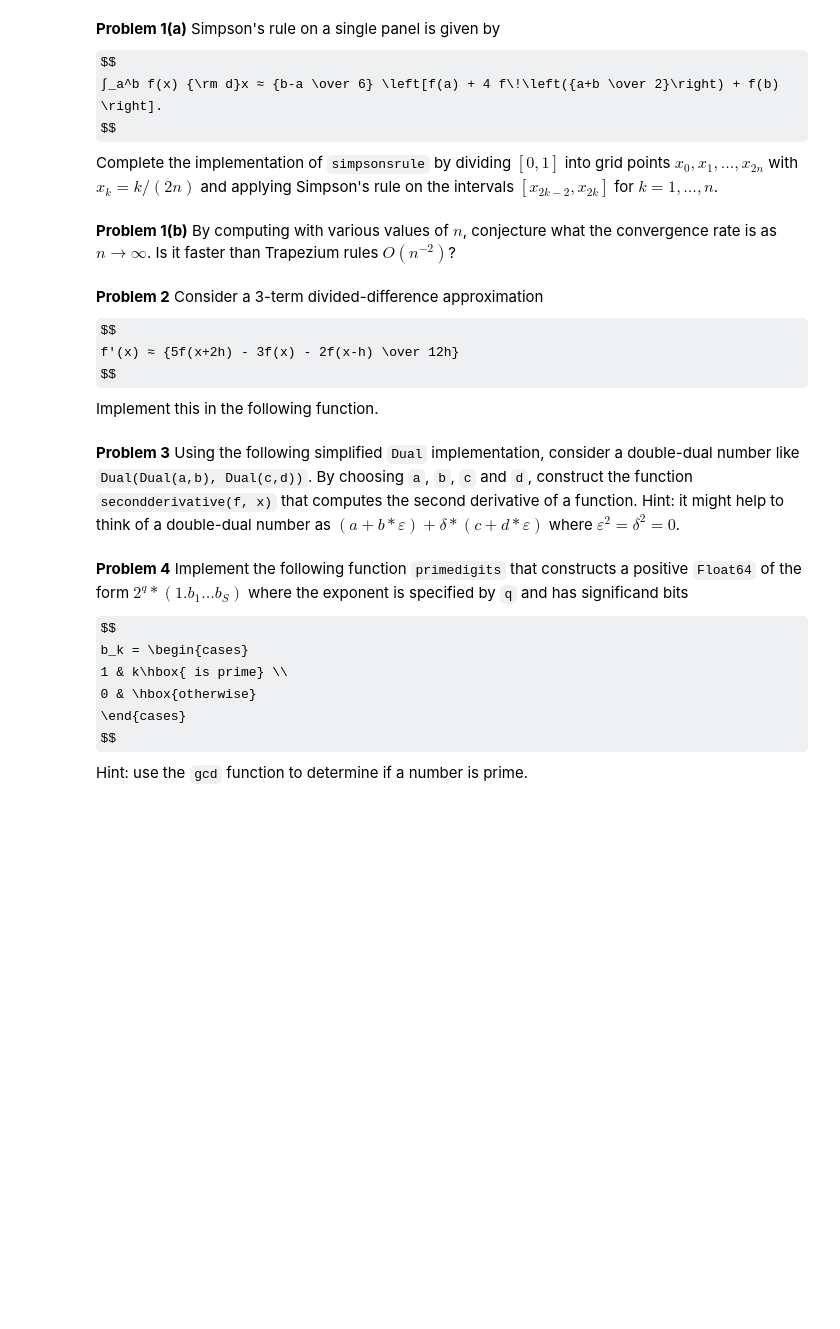
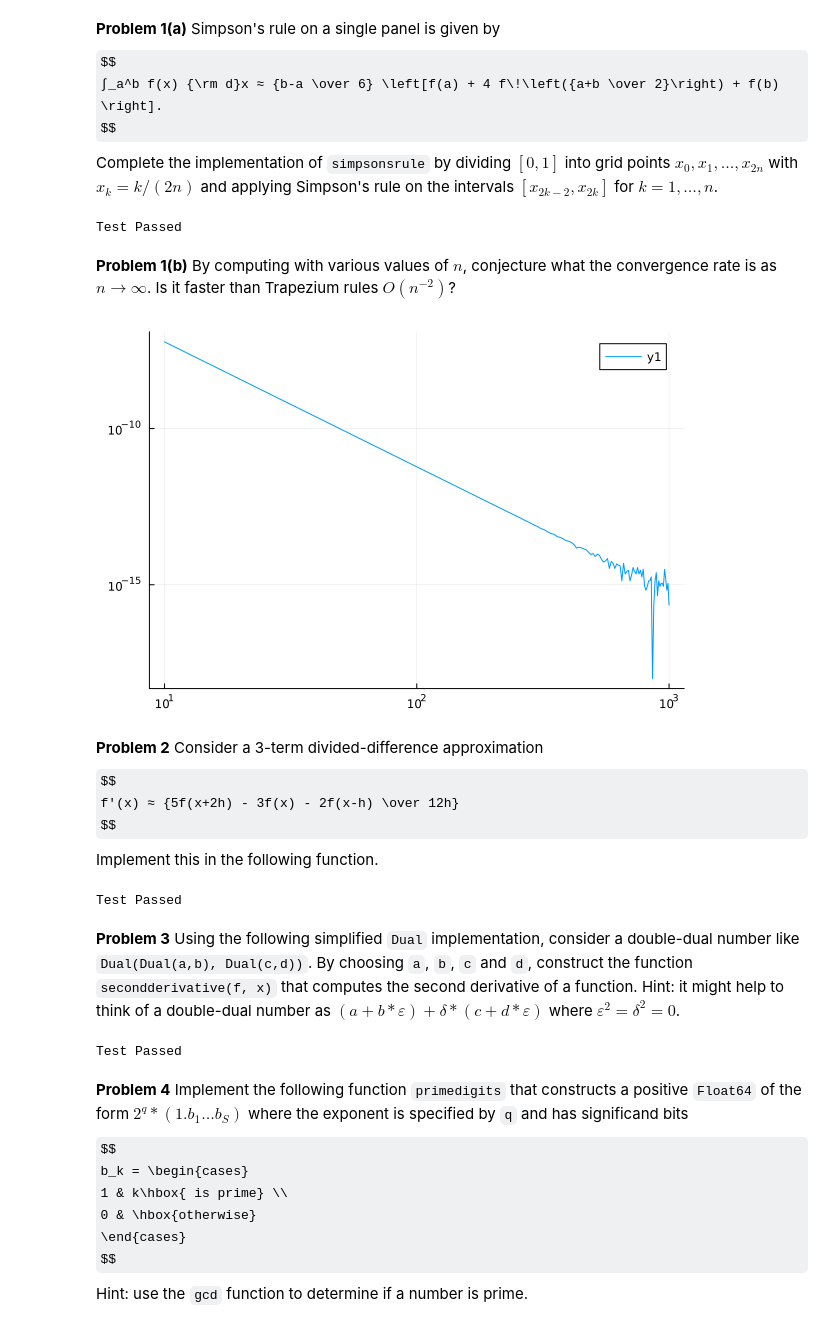
Before and after one commit to farischaudhry/MATH50003NumericalAnalysis, a Jupyter notebook: labs/lab8.ipynb, the cells around one changed output. Cells and saved outputs as stored; diff of their text form; code cells hidden in the pictures; some formulas as TeX source; blank space fills up the shorter version.

```diff
--- a/labs/lab8.ipynb
+++ b/labs/lab8.ipynb
@@ -13,14 +13,31 @@ and applying Simpson's rule on the intervals $[x_{2k-2},x_{2k}]$ for $k = 1,…,
 # %%
 function simpsonsrule(f, n)
     # TODO: implement Simpsons rule
+    h = 1/n
+    res = 0
 
+    for k = 1:n
+        x_k = k/n
+        x_k2 = (k-1)/n
+        res += (f(x_k2) + 4*f((x_k+x_k2)/2) + f(x_k))
+    end
+
+    (h / 6) * res
 end
 
 @test simpsonsrule(exp, 1000) ≈ exp(1)-1
+# %% [output]
+Test Passed
 # %% [markdown]
 **Problem 1(b)** By computing with various values of $n$, conjecture what the convergence rate is as $n → ∞$. Is it faster than Trapezium rules $O(n^{-2})$?
 # %%
 # TODO: vary n and deduce the converge rate, either by looking at errors or by plotting
+n = 10 .* (1:100)
+
+errs = abs.(simpsonsrule.(exp, n) .- (exp(1)-1)) .+ 1e-18
+plot(n, errs, yscale=:log10, xscale=:log10) # seems about O(n^-4)
+# %% [output]
+[figure, added]
 # %% [markdown]
 **Problem 2** Consider a 3-term divided-difference approximation
 $$
@@ -29,10 +46,12 @@ $$
 Implement this in the following function.
 # %%
 function threeterm_divideddifference(f, x, h)
-    # TODO: Implement the above divided-difference formula
+    (5*f(x+2*h) - 3*f(x) - 2*f(x-h)) / (12*h)
 
 end
 @test threeterm_divideddifference(exp, 0, 0.0000001) ≈ 1 atol=1E-5
+# %% [output]
+Test Passed
 # %% [markdown]
 **Problem 3** Using the following simplified `Dual` implementation, consider a double-dual number
 like `Dual(Dual(a,b), Dual(c,d))`. By choosing `a`, `b`, `c` and `d`, construct the function `secondderivative(f, x)`
@@ -59,12 +78,14 @@ exp(x::Dual) = Dual(exp(x.a), exp(x.a) * x.b)
 
 
 function secondderivative(f, x)
-    # TODO: compute the second derivative of f using a double-dual number.
-
+    # TODO: compute the second derivative of f using a double-dual number
+    f(Dual(Dual(x, 1), Dual(1, 0))).b.b
 end
 
 f = x -> exp(x*exp(x))
 @test secondderivative(f, 0) ≈ 3
+# %% [output]
+Test Passed
 # %% [markdown]
 **Problem 4** Implement the following function
 `primedigits` that constructs a positive `Float64` of the form $2^q * (1.b_1…b_S)$
```
Also changed, not shown: parts of 10 cells of this notebook, 1 other file.
